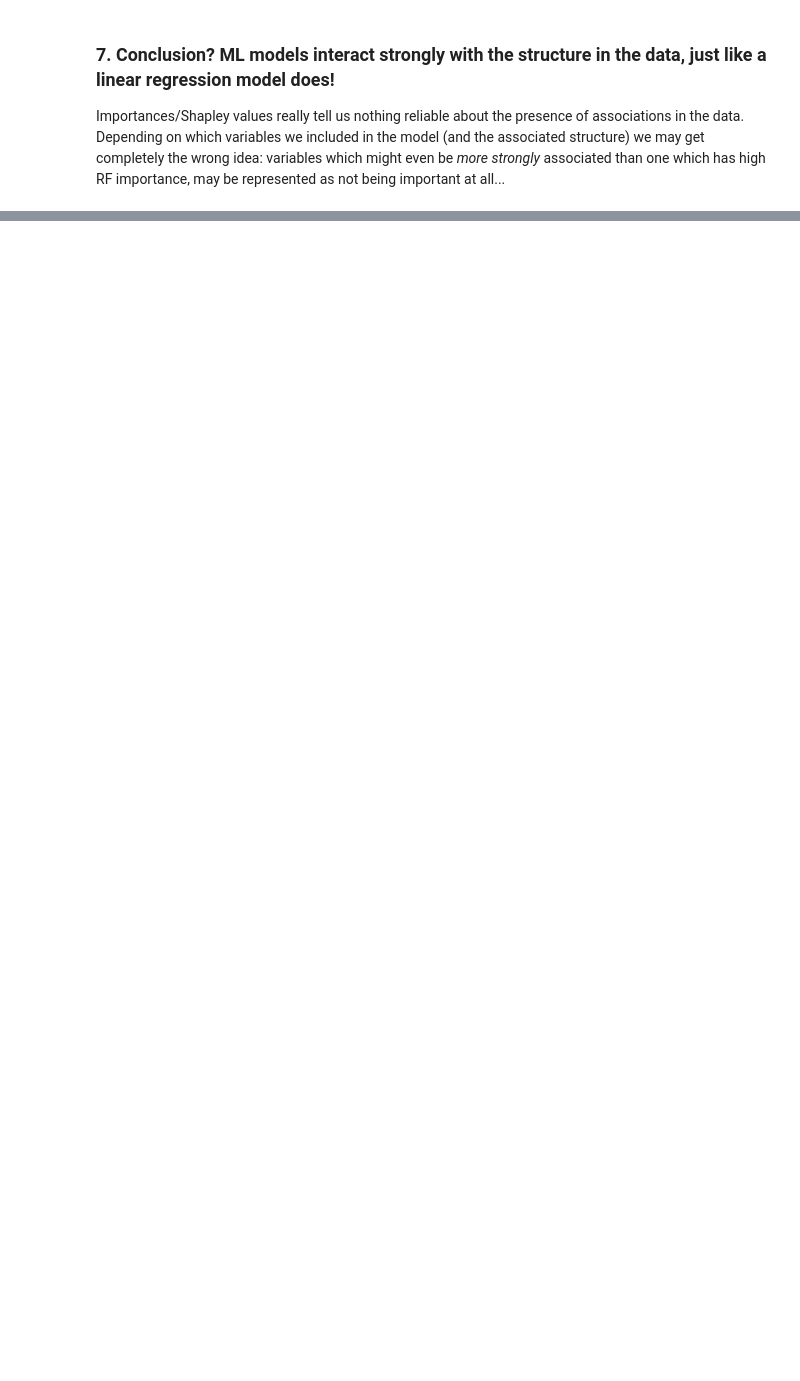
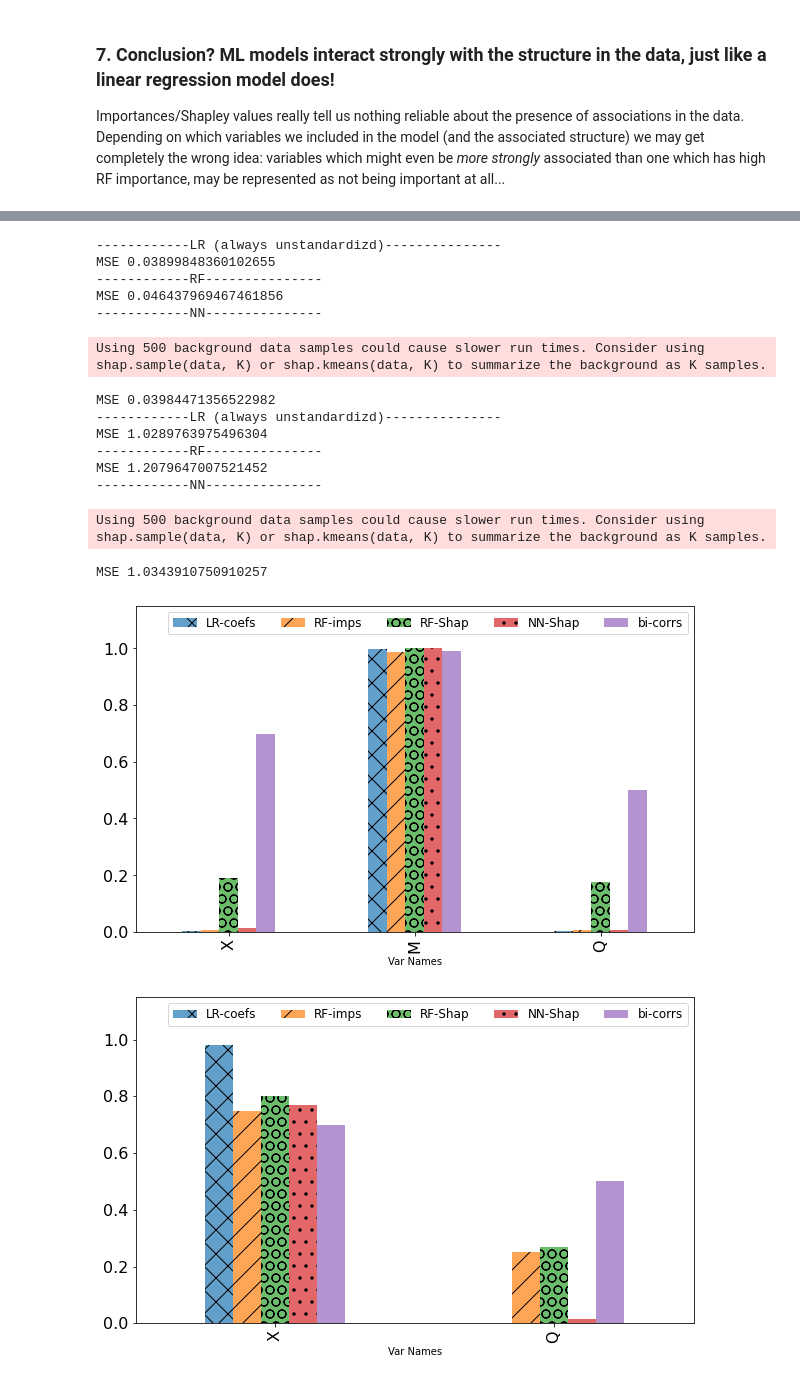
Before and after one commit to matthewvowels1/ML_structural_interactions, a Jupyter notebook: RF_importances_Shapley.ipynb, the cells around one changed output, grey strips where cells are left out. Saved outputs shown, nothing was run; the diff lists cells and outputs as text; code cells hidden in the pictures; blank space fills up the shorter version.

```diff
--- a/RF_importances_Shapley.ipynb
+++ b/RF_importances_Shapley.ipynb
@@ -270,3 +306,52 @@ MSE 0.04353026789019185
+# %%
+# Check results with simple mediation structure
+
+N = 10000
+X = np.random.randn(N,1)
+Q = X + np.random.randn(N,1)
+M = X + np.random.randn(N,1)
+Y = M + 0.2 * np.random.randn(N,1)
+
+feature_names_f = ['X', 'M', 'Q']
+
+predictors = np.concatenate((X, M, Q),1)
+outcome =  Y[:,0]
+
+# biv_covs,biv_corrs, rf_importances, rf_shap_vals, nn_shap_vals, lr_coefs = get_importances(predictors, outcome, feature_names)
+# plot_results(biv_corrs, rf_importances, rf_shap_vals, nn_shap_vals, lr_coefs, feature_names, graph_name='all_preds_exog.png')
+
+biv_covs_e,biv_corrs_f, rf_importances_f, rf_shap_vals_f, nn_shap_vals_f, lr_coefs_f = get_importances(predictors, outcome, feature_names_f, standardize=True)
+gn = 'mediation_all.png'
+plot_results(biv_corrs_f, rf_importances_f, rf_shap_vals_f, nn_shap_vals_f, lr_coefs_f, feature_names_f, graph_name=gn)
+
+
+feature_names_g = ['X','Q']
+predictors = np.concatenate((X, Q),1)
+outcome =  Y[:,0]
+
+# biv_covs,biv_corrs, rf_importances, rf_shap_vals, nn_shap_vals, lr_coefs = get_importances(predictors, outcome, feature_names)
+# plot_results(biv_corrs, rf_importances, rf_shap_vals, nn_shap_vals, lr_coefs, feature_names, graph_name='all_preds_exog.png')
+
+biv_covs_g,biv_corrs_g, rf_importances_g, rf_shap_vals_g, nn_shap_vals_g, lr_coefs_g = get_importances(predictors, outcome, feature_names_g, standardize=True)
+gn = 'mediation_only_treatment.png'
+plot_results(biv_corrs_g, rf_importances_g, rf_shap_vals_g, nn_shap_vals_g, lr_coefs_g, feature_names_g, graph_name=gn)
+# %% [output]
+------------LR (always unstandardizd)---------------
+MSE 0.03899848360102655
+------------RF---------------
+MSE 0.046437969467461856
+------------NN---------------
+Using 500 background data samples could cause slower run times. Consider using shap.sample(data, K) or shap.kmeans(data, K) to summarize the background as K samples.
+MSE 0.03984471356522982
+------------LR (always unstandardizd)---------------
+MSE 1.0289763975496304
+------------RF---------------
+MSE 1.2079647007521452
+------------NN---------------
+Using 500 background data samples could cause slower run times. Consider using shap.sample(data, K) or shap.kmeans(data, K) to summarize the background as K samples.
+MSE 1.0343910750910257
+[figure, added]
+[figure, added]
 # %%
 cols = ['bi-corrs', 'RF-imps', 'RF-Shap', 'NN-Shap', 'LR-coefs']
 
```
Also changed, not shown: parts of 11 cells of this notebook, 16 other files.
